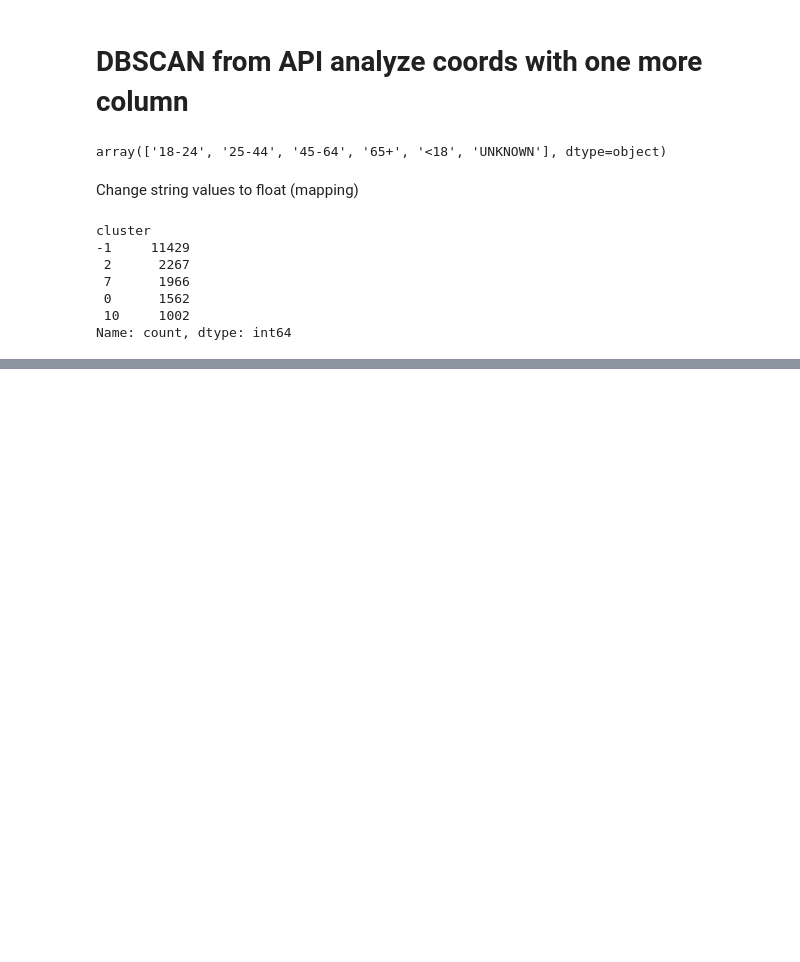
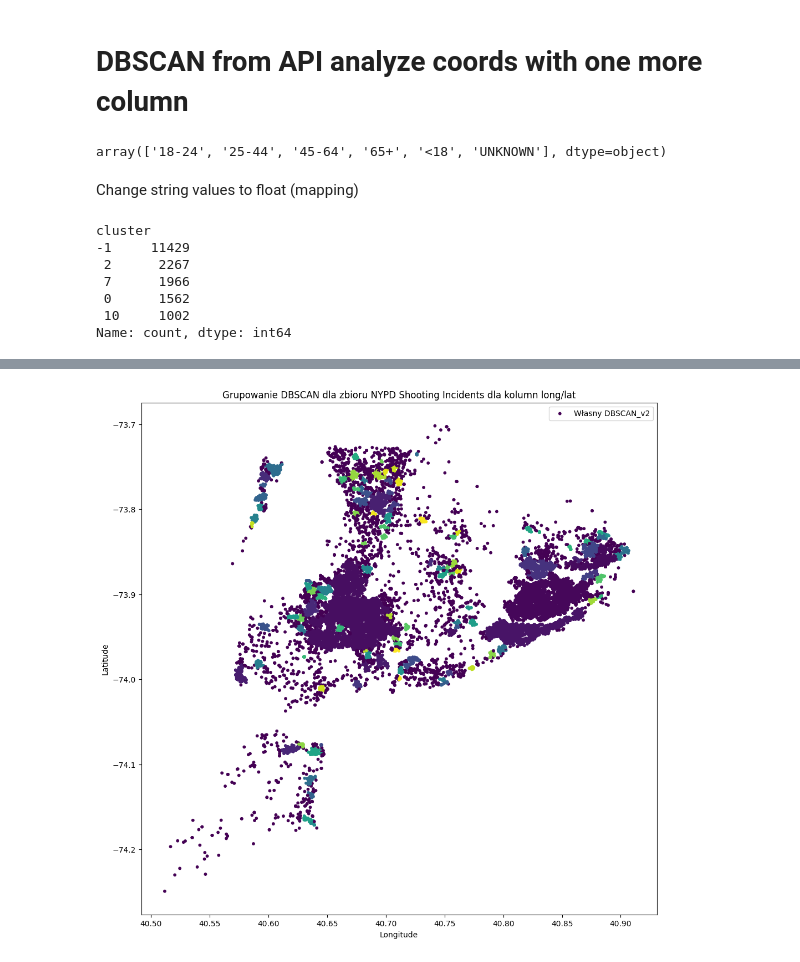
Before and after one commit to jkwiatk1/spatial-data-mining, a Jupyter notebook: 3-dbscan_tests.ipynb, the cells around one changed output, grey strips where cells are left out. Drawn from its saved outputs; the diff is of its cells as text; code cells hidden in the pictures; blank space fills up the shorter version.

```diff
--- a/3-dbscan_tests.ipynb
+++ b/3-dbscan_tests.ipynb
@@ -184,0 +231,2 @@ plt.show()
+# %%
+labels_v2 = dbscan_v2(clean_coords, epsilon=0.0025, min_samples=15)
@@ -184,0 +257,16 @@ plt.show()
+# %%
+plt.figure(figsize=(12, 12))
+plt.scatter(clean_coords[:, 0], clean_coords[:, 1], c=labels_v2, cmap='viridis', label='Własny DBSCAN_v2', s=10)
+
+# Tytuł i oznaczenia osi
+plt.title('Grupowanie DBSCAN dla zbioru NYPD Shooting Incidents dla kolumn long/lat')
+plt.xlabel('Longitude')
+plt.ylabel('Latitude')
+
+# Wyświetlenie legendy
+plt.legend()
+
+# Wyświetlenie wykresu
+plt.show()
+# %% [output]
+[figure, added]
```
Also changed, not shown: parts of 10 cells of this notebook, 2 other files.
